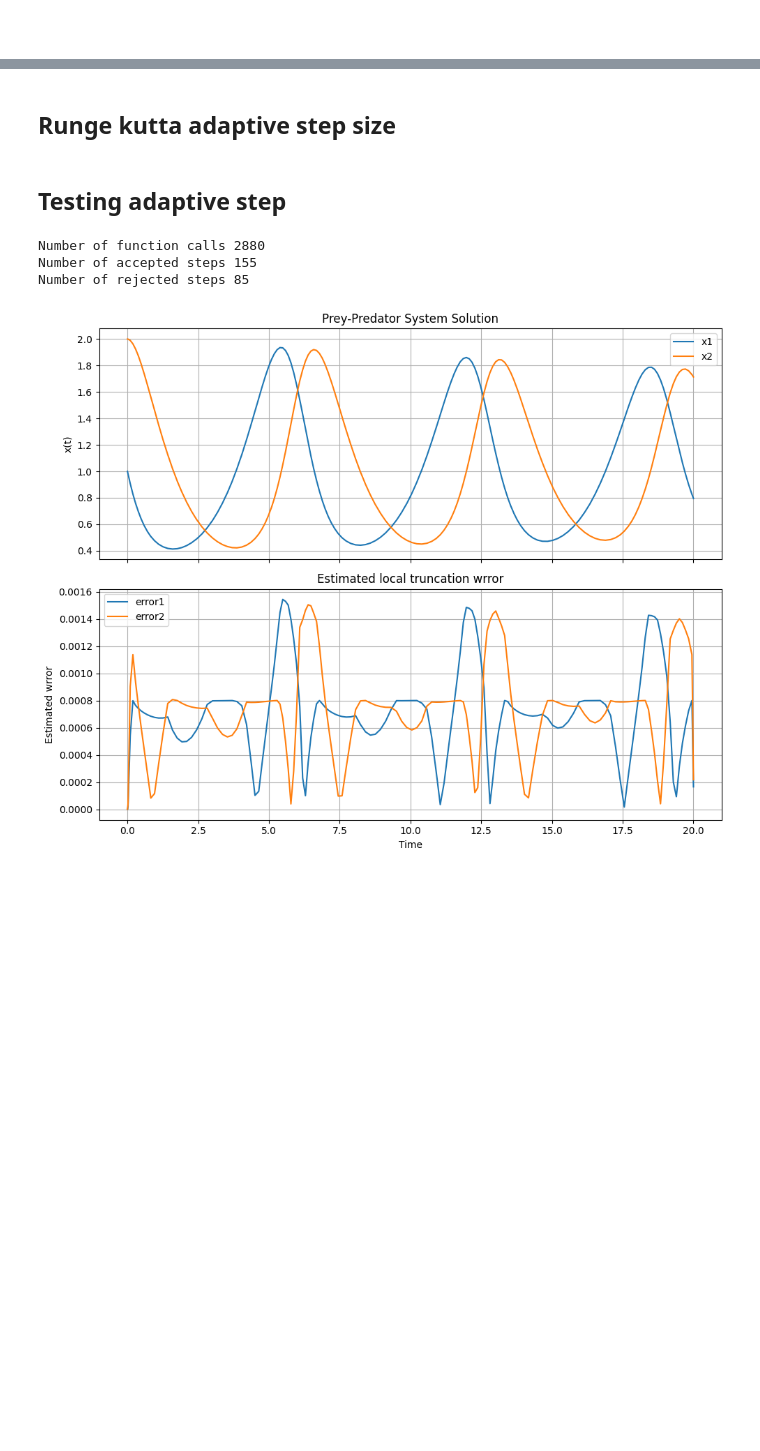
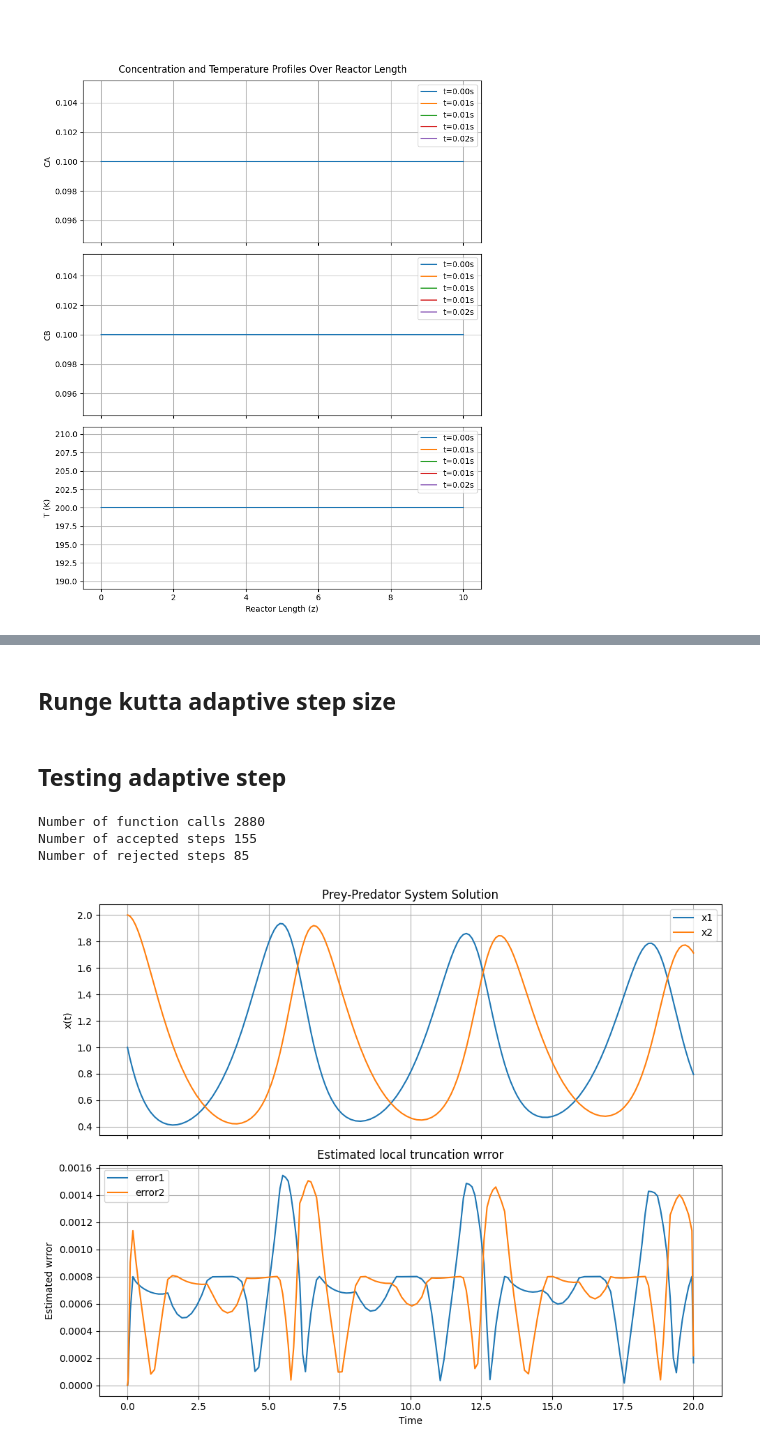
Before and after one commit to EstherCon0/SciComDiff, a Jupyter notebook: Exam_5.ipynb, the cells around one changed output, grey strips where cells are left out. Saved outputs shown, nothing was run; the diff lists cells and outputs as text; code cells hidden in the pictures; blank space fills up the shorter version.

```diff
--- a/Exam_5.ipynb
+++ b/Exam_5.ipynb
@@ -111,13 +218,13 @@ def RungeKuttaFixedStep(fun, t0, x0, h, N, A, b, c, *args):
         # Stage 1
         T[0] = t
         X[:, 0] = x
-        F[:, 0] = fun(T[0], X[:, 0], *args)
+        F[:, 0] = np.asarray(fun(T[0], X[:, 0], *args))
 
         # Stage 2 to s
         for i in range(1, s):
             T[i] = t + h * c[i]
             X[:, i] = x + h * F[:, :i] @ A[:i, i]
-            F[:, i] = fun(T[i], X[:, i], *args)
+            F[:, i] = np.asarray(fun(T[i], X[:, i], *args))
 
         # Next step
         t = t + h
@@ -251,2 +373,82 @@ plt.show()
 # %% [markdown]
 #
+# %%
+# Discretization parameters
+Nz = 100
+L = 10
+
+# reaction velocity
+deltaHr = -560
+rho = 1.0
+cp = 4.186
+beta = -deltaHr / (rho * cp)
+v = np.array([-1, -2, beta])
+F = 50
+
+# Derived Parameters
+deltaz = L / Nz
+
+# Pack parameters into a dictionary
+p = {
+    'Nz': Nz,
+    'dz': deltaz,
+    'v': v,
+    'F': F
+}
+CA0 = np.full(Nz, 0.1)
+CB0 = np.full(Nz, 0.1)
+T0 = np.full(Nz, 200)
+C0 = np.concatenate([CA0, CB0, T0])
+
+Cin = np.array([1.6/2, 2.4/2,600]) # Assume inlet concentration = initial for now
+
+# Initial conditions and settings
+t0 = 0
+h = 0.0001
+N = 200
+
+
+
+# Run the solver
+Tout, Xout = RungeKuttaFixedStep(PFR_3state, t0, C0, h, N, A, b, c, Cin, p)
+
+# Plotting CA, CB, T at different times
+fig, axs = plt.subplots(3, 1, figsize=(8, 10), sharex=True)
+
+times_to_plot = np.linspace(0, t_span[0]+h*N, 5)
+indices = [np.argmin(np.abs(Tout - t)) for t in times_to_plot]
+z = np.linspace(0, L, Nz)
+
+for i in indices:
+    CA_i = Xout[i, 0:Nz]
+    CB_i = Xout[i, Nz:2*Nz]
+    T_i  = Xout[i, 2*Nz:3*Nz]
+
+    axs[0].plot(z, CA_i, label=f't={Tout[i]:.2f}s')
+    axs[1].plot(z, CB_i, label=f't={Tout[i]:.2f}s')
+    axs[2].plot(z, T_i, label=f't={Tout[i]:.2f}s')
+
+axs[0].set_ylabel('CA')
+axs[1].set_ylabel('CB')
+axs[2].set_ylabel('T (K)')
+axs[2].set_xlabel('Reactor Length (z)')
+
+for ax in axs:
+    ax.legend()
+    ax.grid(True)
+
+fig.suptitle('Concentration and Temperature Profiles Over Reactor Length')
+plt.tight_layout()
+plt.show()
+# Plot the result
+plt.plot(Tout, Xout[:, 0], label='CA')
+plt.plot(Tout, Xout[:, 1], label='CB')
+#plt.plot(Tout, np.exp(-Tout), 'k--', label='Exact solution')
+plt.xlabel('Time')
+plt.ylabel('x(t)')
+plt.title('Solving Prey predator using RK4 fixed step')
+plt.legend()
+plt.grid()
+plt.show()
+# %% [output]
+[figure, added]
```
Also changed, not shown: parts of 11 cells of this notebook.
